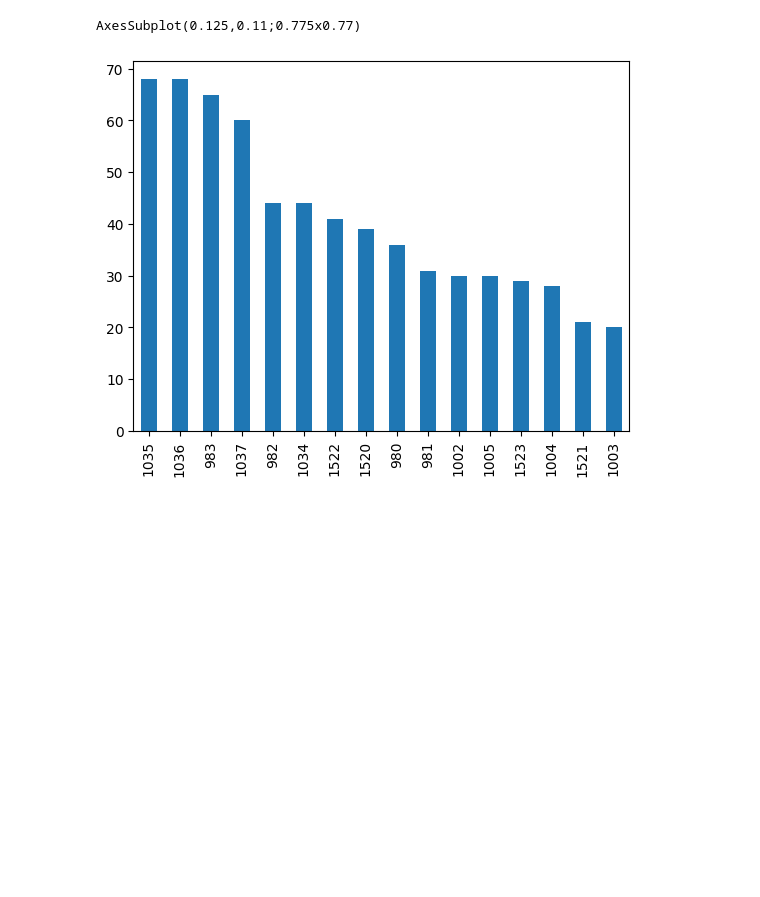
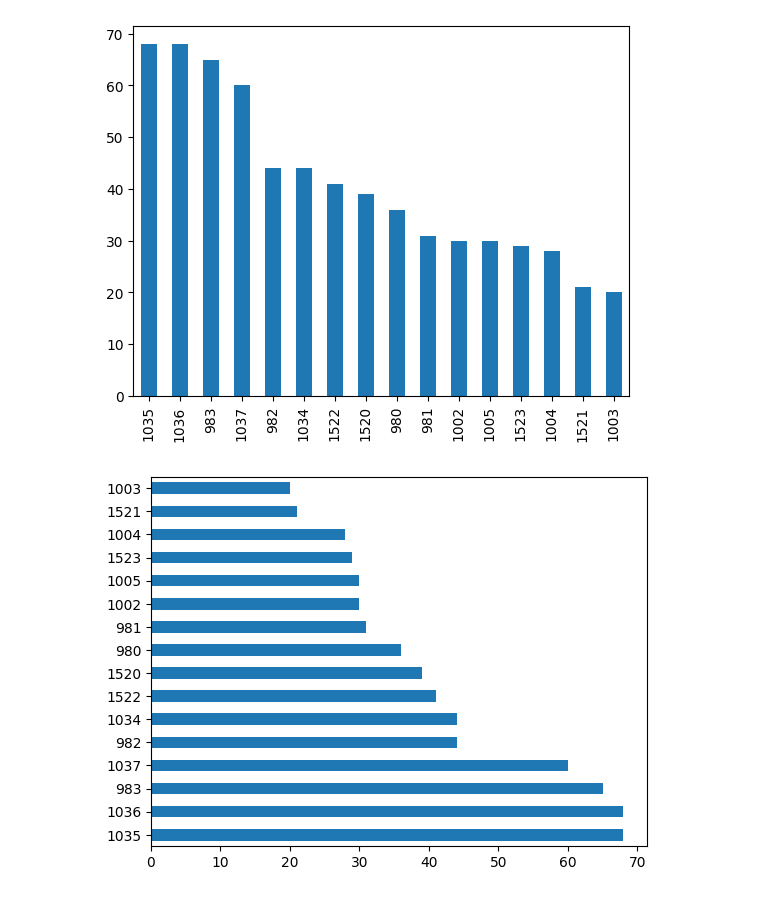
Before and after one commit to th1ago/dio-desafio-ml, a Jupyter notebook: Excel/visualization.ipynb, the cells around one changed output. Saved outputs shown, nothing was run; the diff lists cells and outputs as text; code cells hidden in the pictures; blank space fills up the shorter version.

Commit message:
add new method of graphic

```diff
--- a/Excel/visualization.ipynb
+++ b/Excel/visualization.ipynb
@@ -2,16 +2,20 @@
 import pandas as pd
 
 #Leitura dos arquivos
-df1 = pd.read_excel("Excel\datasets\Aracaju.xlsx", engine="openpyxl")
-df2 = pd.read_excel("Excel\datasets\Fortaleza.xlsx", engine="openpyxl")
-df3 = pd.read_excel("Excel\datasets\Recife.xlsx", engine="openpyxl")
-df5 = pd.read_excel("Excel\datasets\Salvador.xlsx", engine="openpyxl")
+df1 = pd.read_excel("datasets\Aracaju.xlsx", engine="openpyxl")
+df2 = pd.read_excel("datasets\Fortaleza.xlsx", engine="openpyxl")
+df3 = pd.read_excel("datasets\Recife.xlsx", engine="openpyxl")
+df5 = pd.read_excel("datasets\Salvador.xlsx", engine="openpyxl")
 
 #juntando os arquivos
 df = pd.concat([df1, df2, df3, df5])
+
+#grafico de colunas
 colunas = df["LojaID"].value_counts(ascending=False).plot.bar()
-
-print(colunas)
 # %% [output]
-AxesSubplot(0.125,0.11;0.775x0.77)
 [figure]
+# %%
+# grafico de barras
+barras = df["LojaID"].value_counts(ascending=False).plot.barh()
+# %% [output]
+[figure, added]
```
Also changed, not shown: parts of 3 cells of this notebook.
